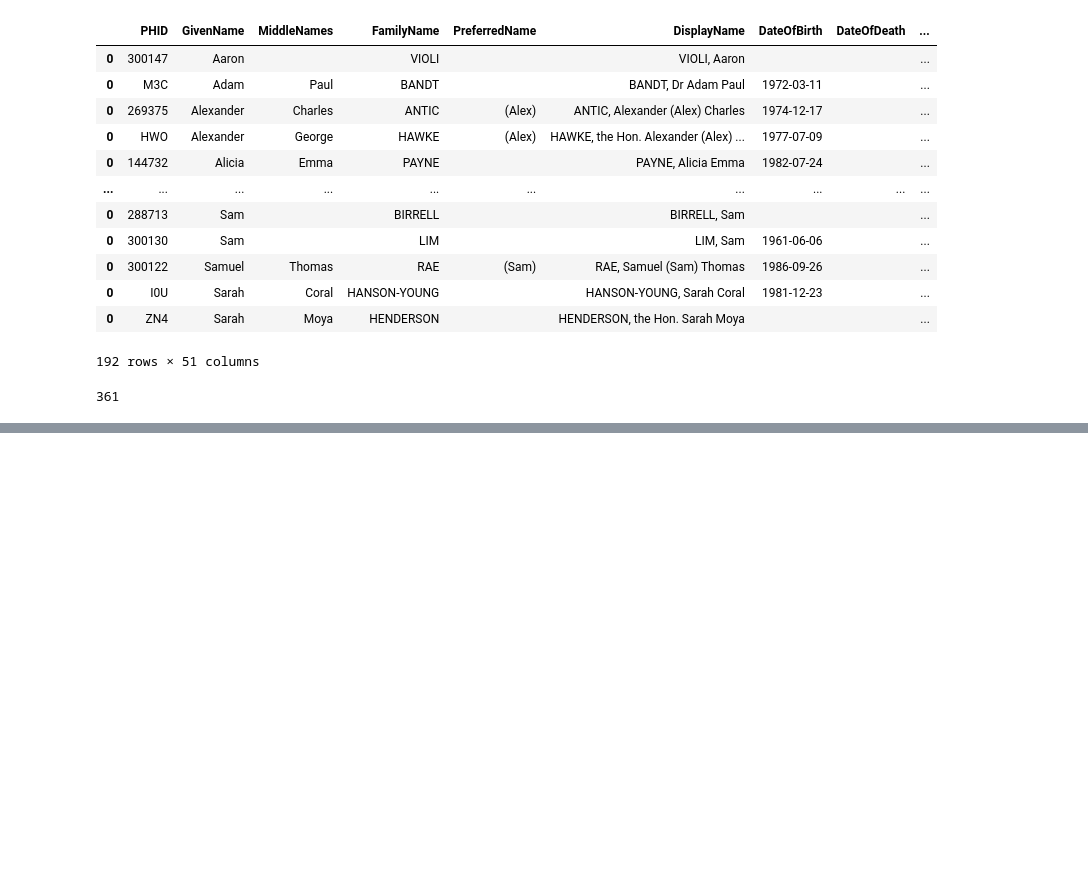
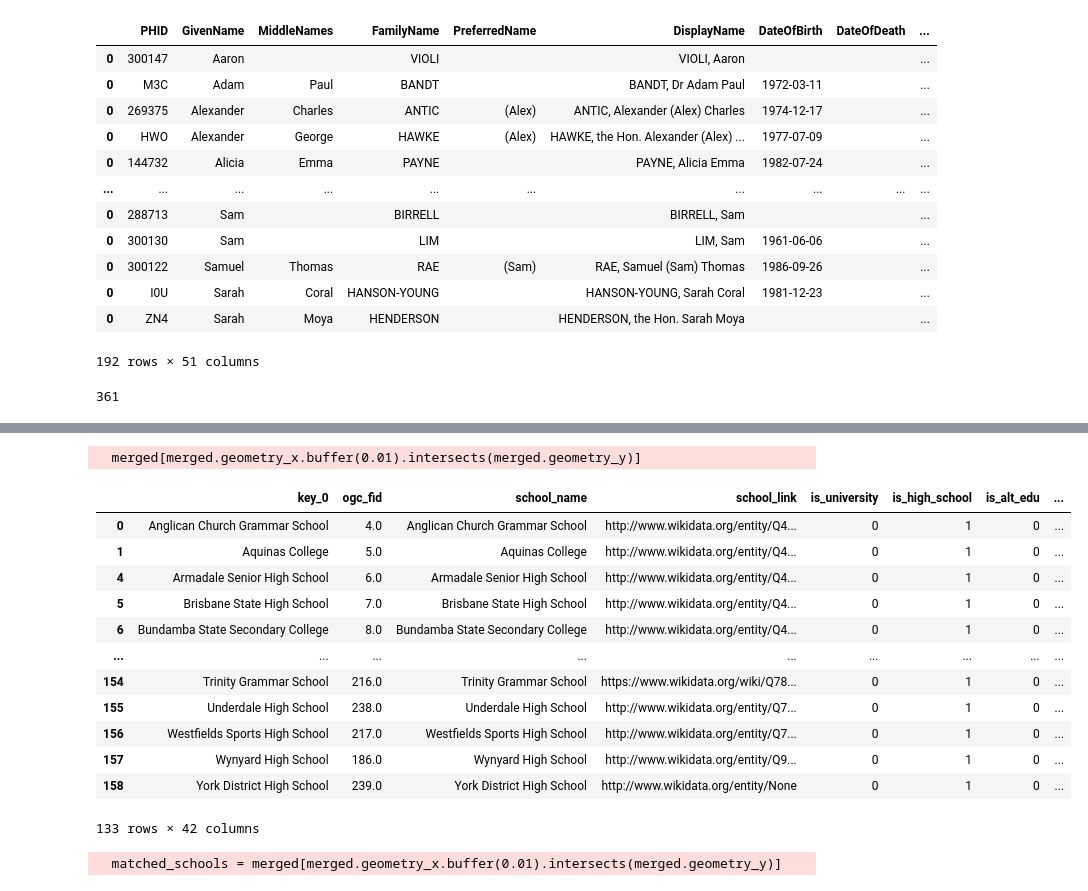
Before and after one commit to Mappboy/apemap, a Jupyter notebook: notebooks/aph_data.ipynb, the cells around one changed output, grey strips where cells are left out. Drawn from its saved outputs; the diff is of its cells as text; code cells hidden in the pictures; blank space fills up the shorter version.

```diff
--- a/notebooks/aph_data.ipynb
+++ b/notebooks/aph_data.ipynb
@@ -41,0 +72,22 @@ ministers_qualifications.dropna().to_sql("ministers_secondary_qualifications", d
+# %%
+merged[merged.geometry_x.buffer(0.01).intersects(merged.geometry_y)]
+# %% [output]
+  merged[merged.geometry_x.buffer(0.01).intersects(merged.geometry_y)]
+|  | key_0 | ogc_fid | school_name | school_link | is_university | is_high_school | is_alt_edu | ... |
+| 0 | Anglican Church Grammar School | 4.0 | Anglican Church Grammar School | http://www.wikidata.org/entity/Q4... | 0 | 1 | 0 | ... |
+| 1 | Aquinas College | 5.0 | Aquinas College | http://www.wikidata.org/entity/Q4... | 0 | 1 | 0 | ... |
+| 4 | Armadale Senior High School | 6.0 | Armadale Senior High School | http://www.wikidata.org/entity/Q4... | 0 | 1 | 0 | ... |
+| 5 | Brisbane State High School | 7.0 | Brisbane State High School | http://www.wikidata.org/entity/Q4... | 0 | 1 | 0 | ... |
+| 6 | Bundamba State Secondary College | 8.0 | Bundamba State Secondary College | http://www.wikidata.org/entity/Q4... | 0 | 1 | 0 | ... |
+| ... | ... | ... | ... | ... | ... | ... | ... | ... |
+| 154 | Trinity Grammar School | 216.0 | Trinity Grammar School | https://www.wikidata.org/wiki/Q78... | 0 | 1 | 0 | ... |
+| 155 | Underdale High School | 238.0 | Underdale High School | http://www.wikidata.org/entity/Q7... | 0 | 1 | 0 | ... |
+| 156 | Westfields Sports High School | 217.0 | Westfields Sports High School | http://www.wikidata.org/entity/Q7... | 0 | 1 | 0 | ... |
+| 157 | Wynyard High School | 186.0 | Wynyard High School | http://www.wikidata.org/entity/Q9... | 0 | 1 | 0 | ... |
+| 158 | York District High School | 239.0 | York District High School | http://www.wikidata.org/entity/None | 0 | 1 | 0 | ... |
+133 rows × 42 columns
+# %%
+matched_schools = merged[merged.geometry_x.buffer(0.01).intersects(merged.geometry_y)]
+# matched_schools.to_sql("secondary_schools", db_con, if_exists="replace")
+# %% [output]
+  matched_schools = merged[merged.geometry_x.buffer(0.01).intersects(merged.geometry_y)]
```
Also changed, not shown: parts of 10 cells of this notebook, 2 other files.
